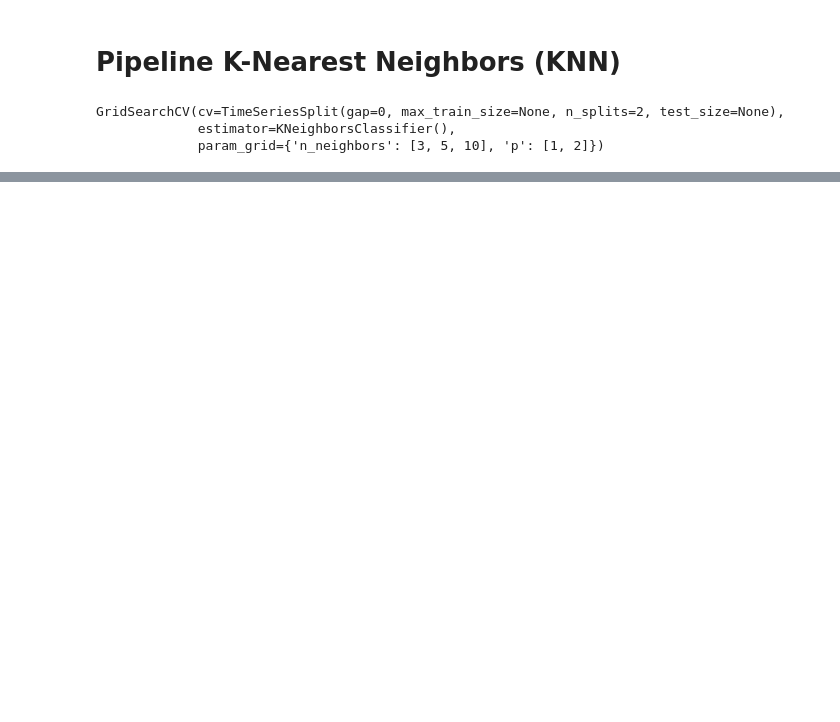
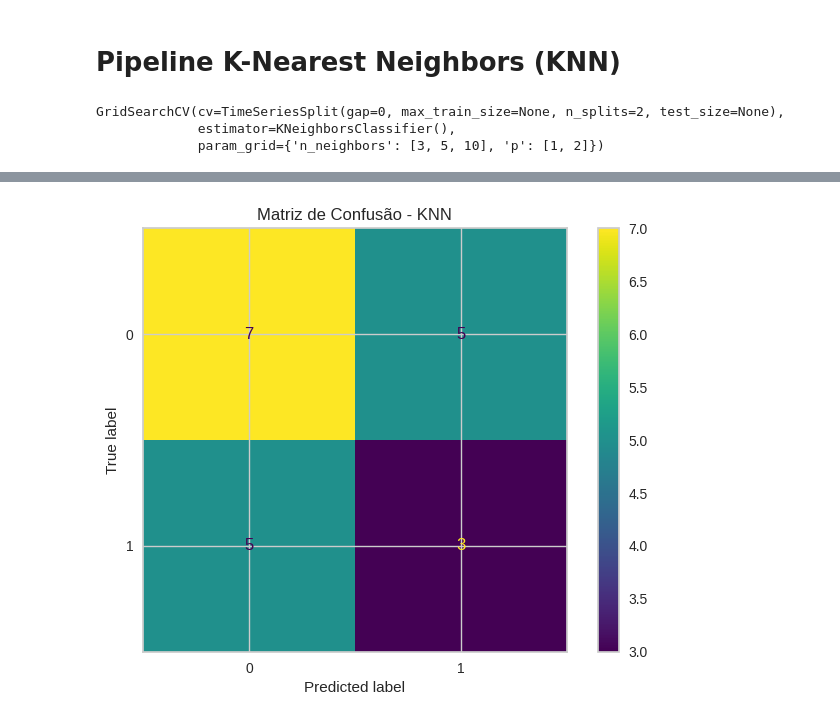
Before and after one commit to Pedro4Albuquerque/09-DIS-Disney-Dire-o-de-Volume, a Jupyter notebook: prova2_09_pedro_souza.ipynb, the cells around one changed output, grey strips where cells are left out. Drawn from its saved outputs; the diff is of its cells as text; code cells hidden in the pictures; blank space fills up the shorter version.

```diff
--- a/prova2_09_pedro_souza.ipynb
+++ b/prova2_09_pedro_souza.ipynb
@@ -453,0 +454,8 @@ Melhor resultado: 0.6730769230769231
+# %%
+from sklearn.metrics import accuracy_score, precision_score, recall_score, f1_score
+from sklearn.metrics import classification_report, confusion_matrix, ConfusionMatrixDisplay
+import matplotlib.pyplot as plt
+
+knn_dis = grid_dis.best_estimator_
+
+previsores_knn = knn_dis.predict(X_teste)
@@ -453,0 +490,8 @@ Melhor resultado: 0.6730769230769231
+# %%
+matriz_knn = confusion_matrix(Y_teste, previsores_knn)
+disp = ConfusionMatrixDisplay(confusion_matrix=matriz_knn)
+disp.plot()
+plt.title("Matriz de Confusão - KNN")
+plt.show()
+# %% [output]
+[figure, added]
```
Also changed, not shown: parts of 21 cells of this notebook.
